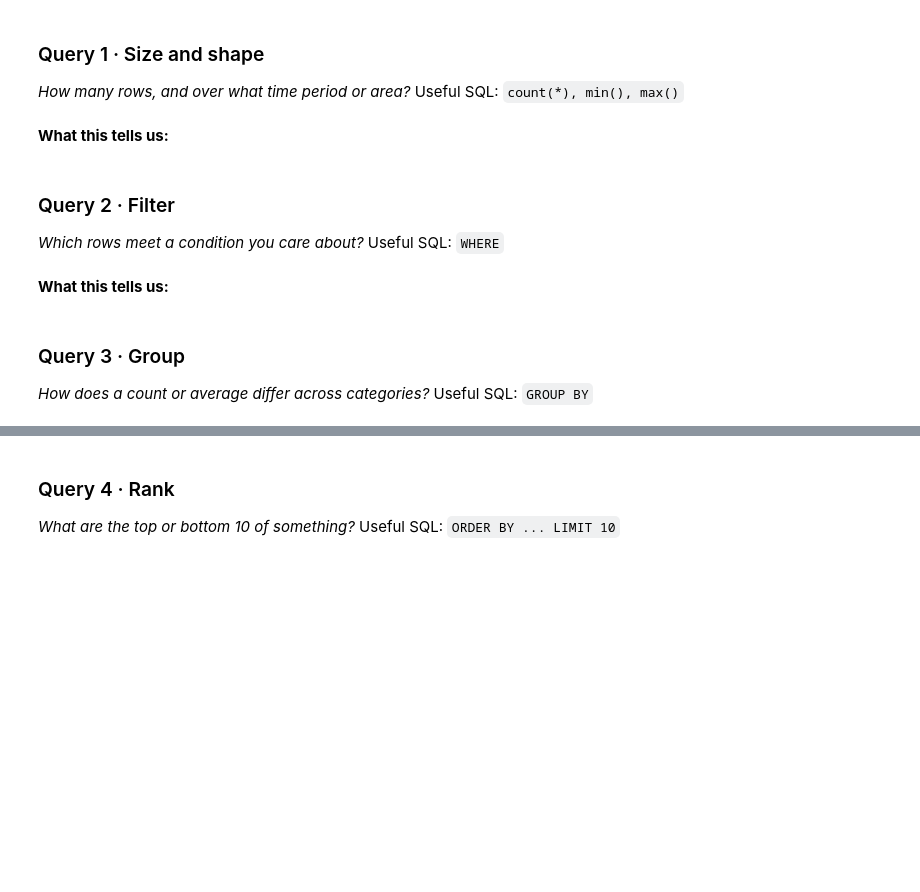
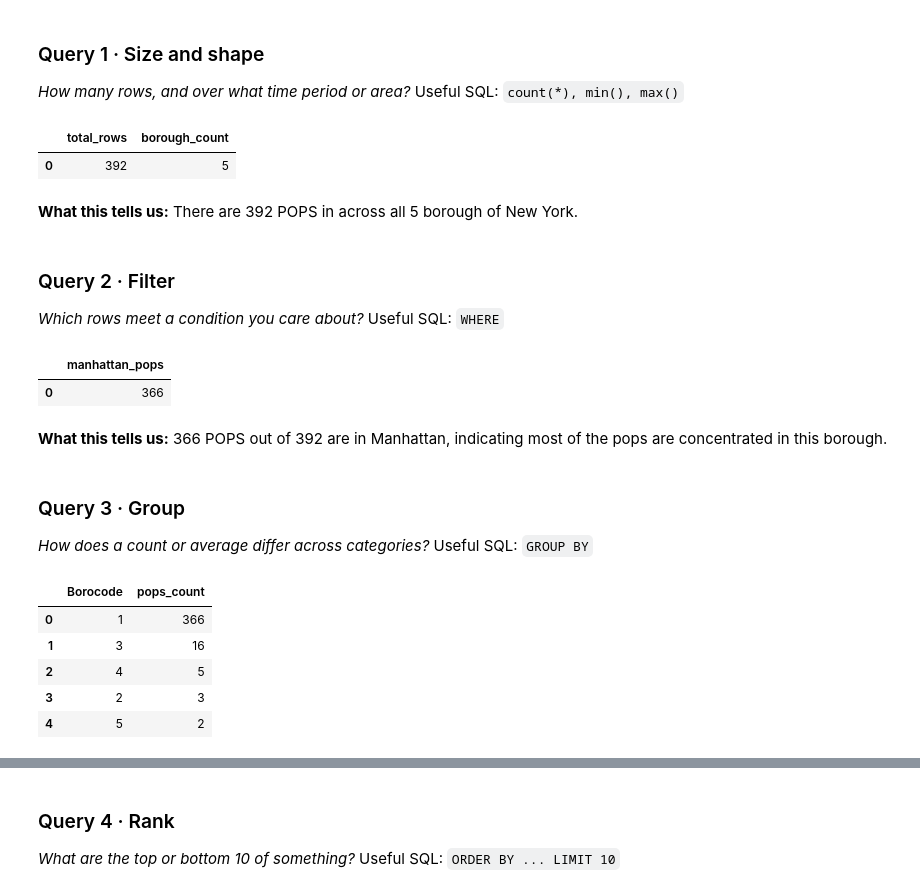
Before and after one commit to jy3469-glitch/data-infra-project, a Jupyter notebook: notebooks/lab1_home_your_data.ipynb, the cells around one changed output, grey strips where cells are left out. Saved outputs shown, nothing was run; the diff lists cells and outputs as text; code cells hidden in the pictures; blank space fills up the shorter version.

```diff
--- a/notebooks/lab1_home_your_data.ipynb
+++ b/notebooks/lab1_home_your_data.ipynb
@@ -137,28 +294,50 @@ Tip: if a column name has spaces or capitals, wrap it in double quotes: `"Countr
 ### Query 1 · Size and shape
 *How many rows, and over what time period or area?* Useful SQL: `count(*), min(), max()`
 # %%
-con.sql("""
-    -- write your query here; use your own table names
-    SELECT * FROM table_a LIMIT 5
-""")
+con.sql(f"""
+    SELECT
+        COUNT(*) AS total_rows,
+        COUNT(DISTINCT borough) AS borough_count
+    FROM {TABLE_B}
+""").df()
+# %% [output]
+|  | total_rows | borough_count |
+| 0 | 392 | 5 |
 # %% [markdown]
-**What this tells us:**
+**What this tells us:** There are 392 POPS in across all 5 borough of New York.
 # %% [markdown]
 ### Query 2 · Filter
 *Which rows meet a condition you care about?* Useful SQL: `WHERE`
 # %%
-con.sql("""
-    -- write your query here; use your own table names
-    SELECT * FROM table_a LIMIT 5
-""")
+con.sql(f"""
+    SELECT COUNT(*) AS manhattan_pops
+    FROM {TABLE_B
+          }
+    WHERE Borocode = 1
+    LIMIT 10
+""").df()
+# %% [output]
+|  | manhattan_pops |
+| 0 | 366 |
 # %% [markdown]
-**What this tells us:**
+**What this tells us:** 366 POPS out of 392 are in Manhattan, indicating most of the pops are concentrated in this borough.
 # %% [markdown]
 ### Query 3 · Group
 *How does a count or average differ across categories?* Useful SQL: `GROUP BY`
 # %%
-con.sql("""
-    -- write your query here; use your own table names
-    SELECT * FROM table_a LIMIT 5
-""")
+con.sql(f"""
+    SELECT
+        Borocode,
+        COUNT(*) AS pops_count
+    FROM {TABLE_B}
+    GROUP BY Borocode
+    ORDER BY pops_count DESC
+""").df()
+# %% [output]
+|  | Borocode | pops_count |
+| 0 | 1 | 366 |
+| 1 | 3 | 16 |
+| 2 | 4 | 5 |
+| 3 | 2 | 3 |
+| 4 | 5 | 2 |
 # %% [markdown]
```
Also changed, not shown: parts of 22 cells of this notebook, 7 other files.
